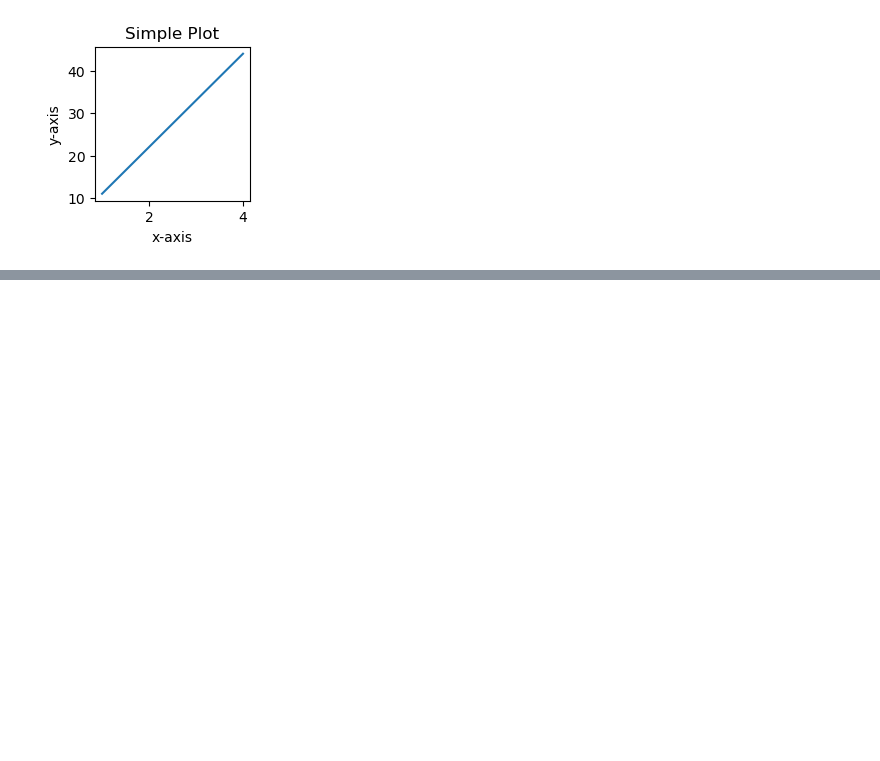
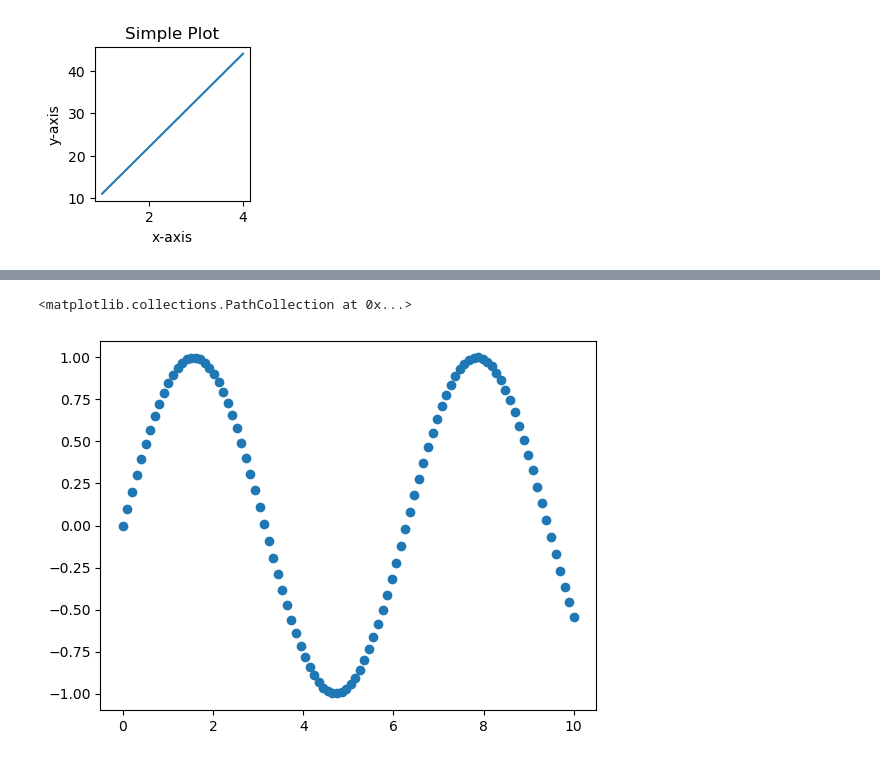
Before and after one commit to kaushikvishwakarma/AI-ML, a Jupyter notebook: Introduction to Matplotlib.ipynb, the cells around one changed output, grey strips where cells are left out. Saved outputs shown, nothing was run; the diff lists cells and outputs as text; code cells hidden in the pictures; blank space fills up the shorter version.

```diff
--- a/Introduction to Matplotlib.ipynb
+++ b/Introduction to Matplotlib.ipynb
@@ -74,0 +84,6 @@ plt.plot(a,b)
+# %%
+fig,ax=plt.subplots()
+ax.scatter(x,np.sin(x))
+# %% [output]
+<matplotlib.collections.PathCollection at 0x...>
+[figure, added]
```
Also changed, not shown: parts of 2 cells of this notebook.
